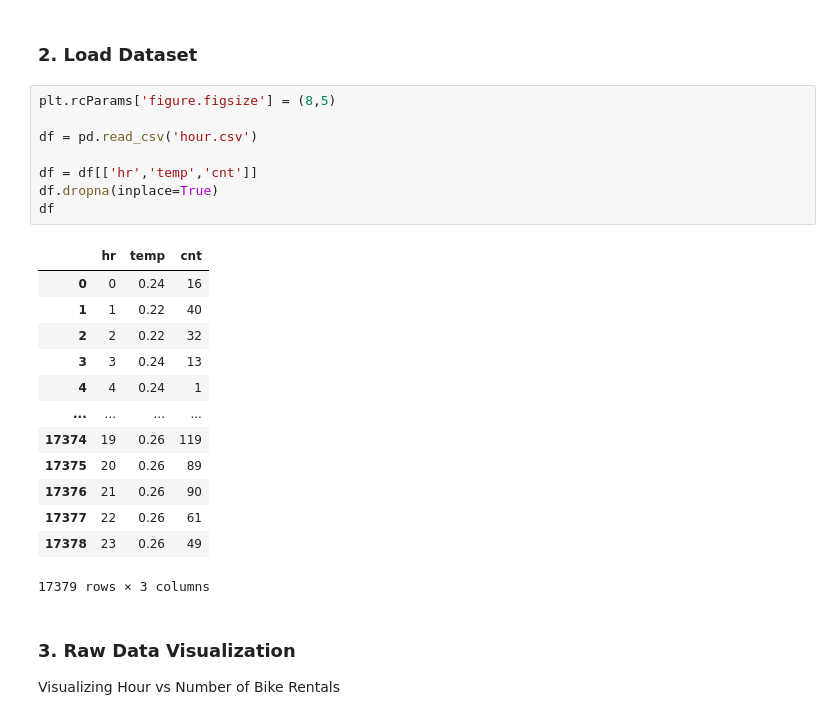
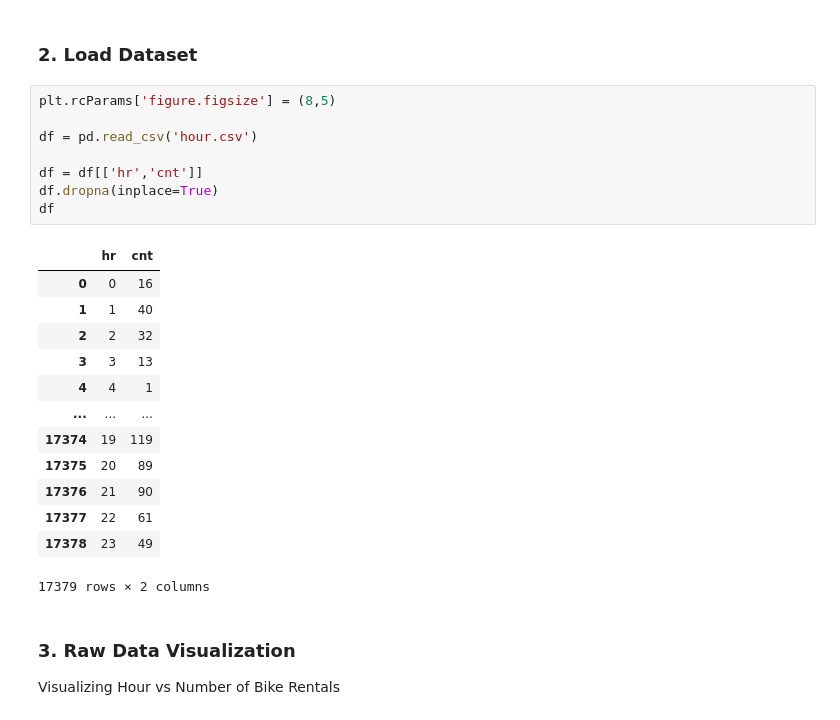
Before and after one commit to adubale/cs5204-lowess-spline-smoothing-project, a Jupyter notebook: project-notebook.ipynb, the cells around one changed output. Cells and saved outputs as stored; diff of their text form.

```diff
--- a/project-notebook.ipynb
+++ b/project-notebook.ipynb
@@ -18,25 +18,25 @@ from scipy.interpolate import UnivariateSpline
 # %%
 plt.rcParams['figure.figsize'] = (8,5)
 
 df = pd.read_csv('hour.csv')
 
-df = df[['hr','temp','cnt']]
+df = df[['hr','cnt']]
 df.dropna(inplace=True)
 df
 # %% [output]
-|  | hr | temp | cnt |
-| 0 | 0 | 0.24 | 16 |
-| 1 | 1 | 0.22 | 40 |
-| 2 | 2 | 0.22 | 32 |
-| 3 | 3 | 0.24 | 13 |
-| 4 | 4 | 0.24 | 1 |
-| ... | ... | ... | ... |
-| 17374 | 19 | 0.26 | 119 |
-| 17375 | 20 | 0.26 | 89 |
-| 17376 | 21 | 0.26 | 90 |
-| 17377 | 22 | 0.26 | 61 |
-| 17378 | 23 | 0.26 | 49 |
+|  | hr | cnt |
+| 0 | 0 | 16 |
+| 1 | 1 | 40 |
+| 2 | 2 | 32 |
+| 3 | 3 | 13 |
+| 4 | 4 | 1 |
+| ... | ... | ... |
+| 17374 | 19 | 119 |
+| 17375 | 20 | 89 |
+| 17376 | 21 | 90 |
+| 17377 | 22 | 61 |
+| 17378 | 23 | 49 |
-17379 rows × 3 columns
+17379 rows × 2 columns
 # %% [markdown]
 ### 3. Raw Data Visualization
 Visualizing Hour vs Number of Bike Rentals
```
Also changed, not shown: parts of 4 cells of this notebook.
